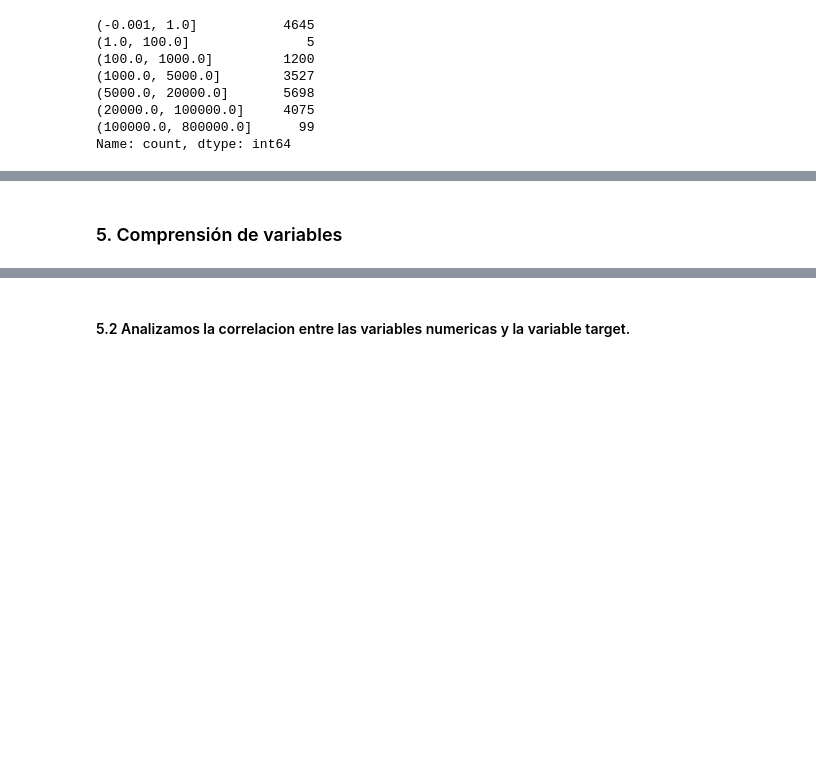
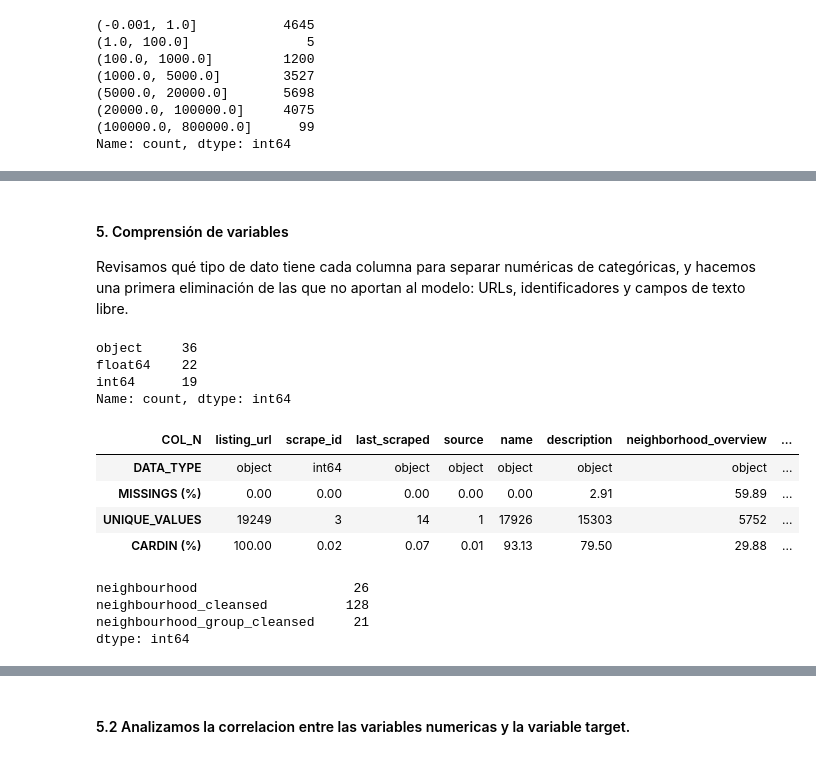
Before and after one commit to HimuraFresh/madrid-rental-revenue-prediction, a Jupyter notebook: notebooks/main.ipynb, the cells around one changed output, grey strips where cells are left out. Drawn from its saved outputs; the diff is of its cells as text; code cells hidden in the pictures; blank space fills up the shorter version.

```diff
--- a/notebooks/main.ipynb
+++ b/notebooks/main.ipynb
@@ -244,8 +277,34 @@ plt.show()
 # %% [markdown]
-### 5. Comprensión de variables
+#### 5. Comprensión de variables
+
+Revisamos qué tipo de dato tiene cada columna para separar numéricas de
+categóricas, y hacemos una primera eliminación de las que no aportan al modelo:
+URLs, identificadores y campos de texto libre.
 # %%
-df.dtypes.value_counts()
+# Cuántas columnas hay de cada tipo
+
+X_train.dtypes.value_counts()
+# %% [output]
+object     36
+float64    22
+int64      19
+Name: count, dtype: int64
 # %%
-df.select_dtypes(include=["object", "string"]).shape
+# Nulos y cardinalidad de las 77 columnas
+
+data_report(X_train)
+# %% [output]
+| COL_N | listing_url | scrape_id | last_scraped | source | name | description | neighborhood_overview | ... |
+| DATA_TYPE | object | int64 | object | object | object | object | object | ... |
+| MISSINGS (%) | 0.00 | 0.00 | 0.00 | 0.00 | 0.00 | 2.91 | 59.89 | ... |
+| UNIQUE_VALUES | 19249 | 3 | 14 | 1 | 17926 | 15303 | 5752 | ... |
+| CARDIN (%) | 100.00 | 0.02 | 0.07 | 0.01 | 93.13 | 79.50 | 29.88 | ... |
 # %%
-df.columns
+# Las tres columnas de barrio, queremos saber si aportan lo mismo
+
+X_train[["neighbourhood", "neighbourhood_cleansed", "neighbourhood_group_cleansed"]].nunique()
+# %% [output]
+neighbourhood                    26
+neighbourhood_cleansed          128
+neighbourhood_group_cleansed     21
+dtype: int64
```
Also changed, not shown: parts of 45 cells of this notebook.
